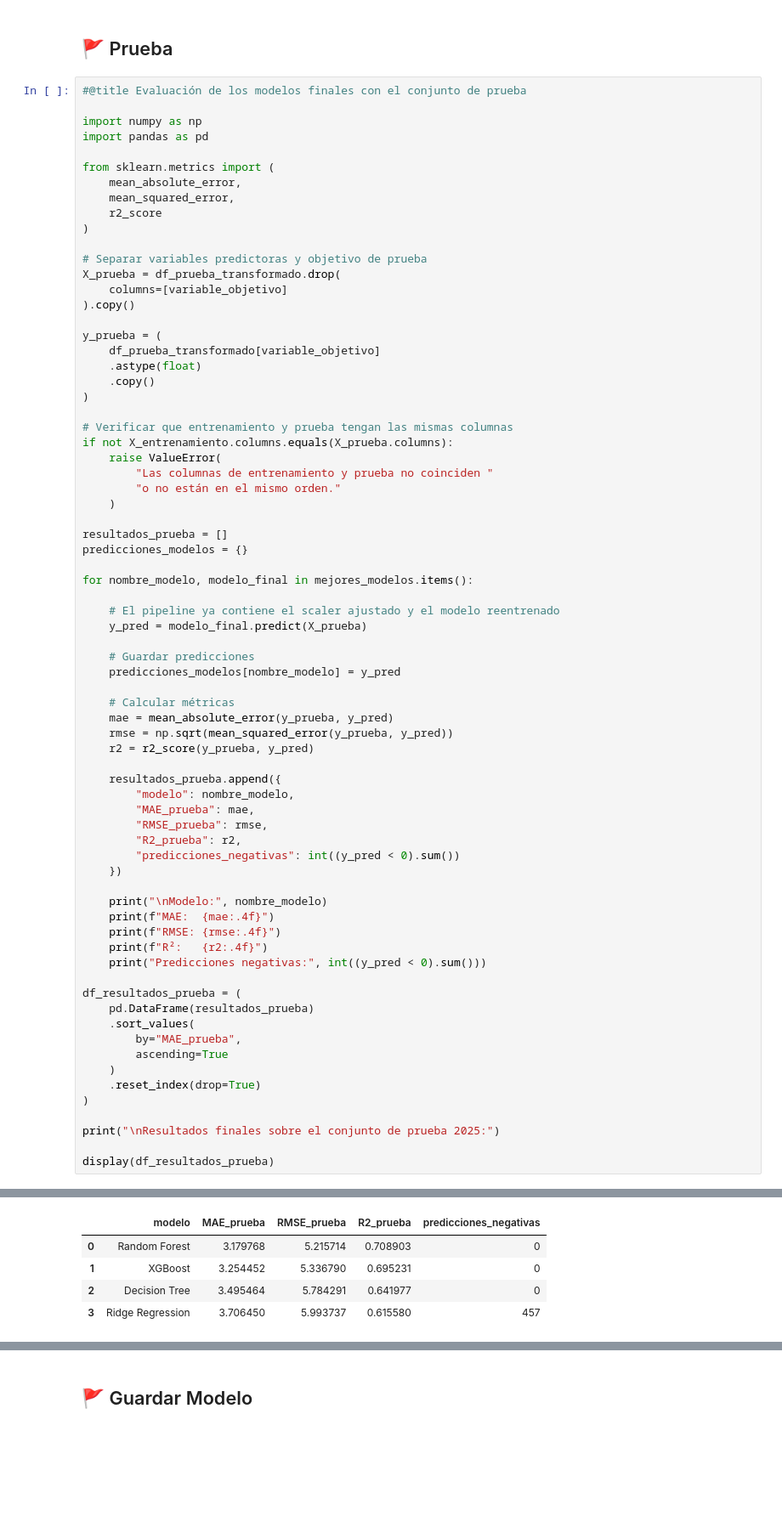
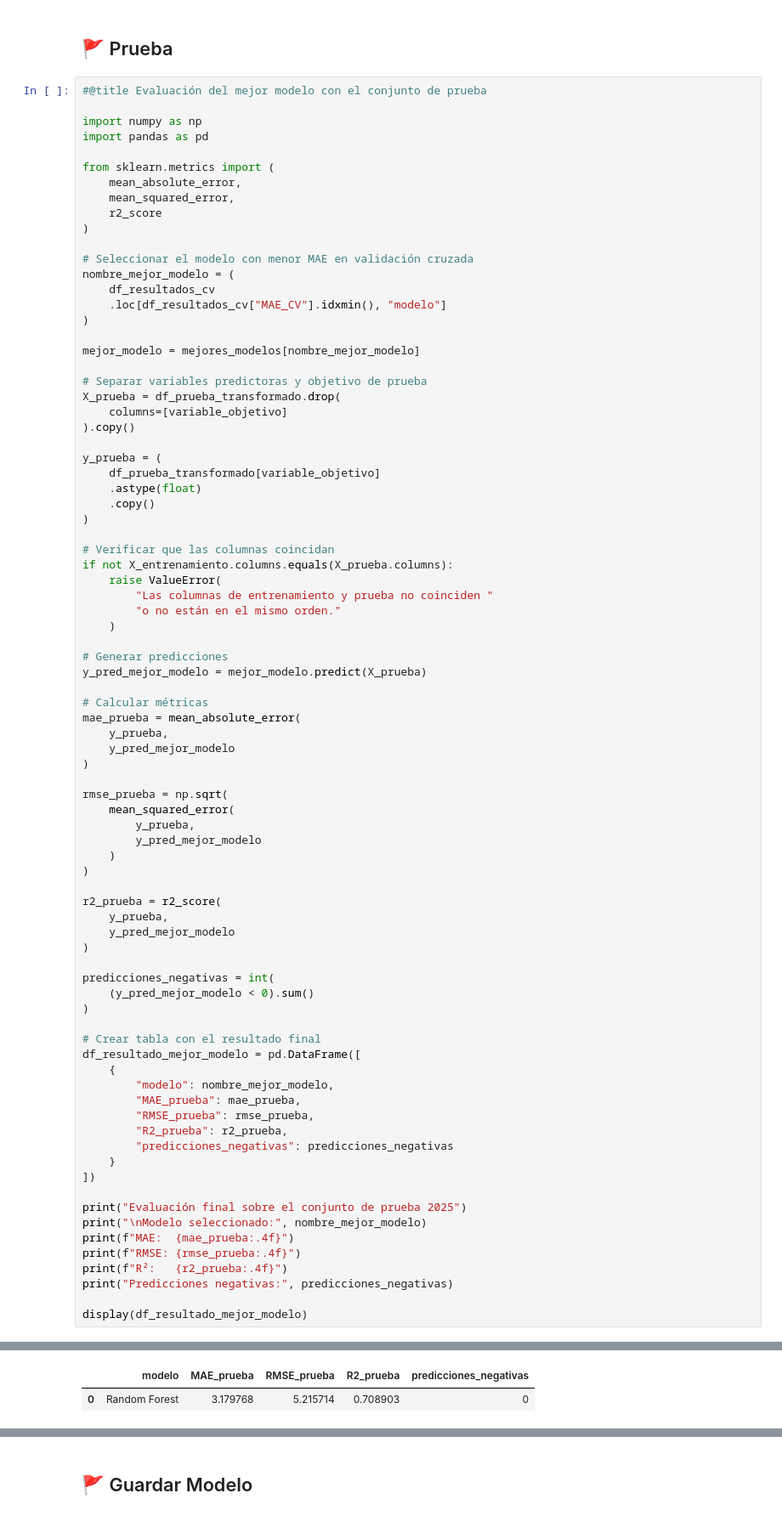
Before and after one commit to SergIOSanchez99/proyecto_AndinaRetail_G4, a Jupyter notebook: proyecto-andinaretail/notebooks/03_predictivo.ipynb, the cells around one changed output, grey strips where cells are left out. Shown at 85% size. Drawn from its saved outputs; the diff is of its cells as text; blank space fills up the shorter version.

```diff
--- a/proyecto-andinaretail/notebooks/03_predictivo.ipynb
+++ b/proyecto-andinaretail/notebooks/03_predictivo.ipynb
@@ -1718,7 +1839,7 @@ Los modelos están ordenados desde el menor MAE.
 # %% [markdown]
 ## 🚩 Prueba
 # %%
-#@title Evaluación de los modelos finales con el conjunto de prueba
+#@title Evaluación del mejor modelo con el conjunto de prueba
 
 import numpy as np
 import pandas as pd
@@ -1728,6 +1849,14 @@ from sklearn.metrics import (
     mean_squared_error,
     r2_score
 )
+
+# Seleccionar el modelo con menor MAE en validación cruzada
+nombre_mejor_modelo = (
+    df_resultados_cv
+    .loc[df_resultados_cv["MAE_CV"].idxmin(), "modelo"]
+)
+
+mejor_modelo = mejores_modelos[nombre_mejor_modelo]
 
 # Separar variables predictoras y objetivo de prueba
 X_prueba = df_prueba_transformado.drop(
@@ -1740,53 +1869,55 @@ y_prueba = (
     .copy()
 )
 
-# Verificar que entrenamiento y prueba tengan las mismas columnas
+# Verificar que las columnas coincidan
 if not X_entrenamiento.columns.equals(X_prueba.columns):
     raise ValueError(
         "Las columnas de entrenamiento y prueba no coinciden "
         "o no están en el mismo orden."
     )
 
-resultados_prueba = []
-predicciones_modelos = {}
+# Generar predicciones
+y_pred_mejor_modelo = mejor_modelo.predict(X_prueba)
 
-for nombre_modelo, modelo_final in mejores_modelos.items():
-
-    # El pipeline ya contiene el scaler ajustado y el modelo reentrenado
-    y_pred = modelo_final.predict(X_prueba)
-
-    # Guardar predicciones
-    predicciones_modelos[nombre_modelo] = y_pred
-
-    # Calcular métricas
-    mae = mean_absolute_error(y_prueba, y_pred)
-    rmse = np.sqrt(mean_squared_error(y_prueba, y_pred))
-    r2 = r2_score(y_prueba, y_pred)
-
-    resultados_prueba.append({
-        "modelo": nombre_modelo,
-        "MAE_prueba": mae,
-        "RMSE_prueba": rmse,
-        "R2_prueba": r2,
-        "predicciones_negativas": int((y_pred < 0).sum())
-    })
-
-    print("\nModelo:", nombre_modelo)
-    print(f"MAE:  {mae:.4f}")
-    print(f"RMSE: {rmse:.4f}")
-    print(f"R²:   {r2:.4f}")
-    print("Predicciones negativas:", int((y_pred < 0).sum()))
-
-df_resultados_prueba = (
-    pd.DataFrame(resultados_prueba)
-    .sort_values(
-        by="MAE_prueba",
-        ascending=True
-    )
-    .reset_index(drop=True)
+# Calcular métricas
+mae_prueba = mean_absolute_error(
+    y_prueba,
+    y_pred_mejor_modelo
 )
 
-print("\nResultados finales sobre el conjunto de prueba 2025:")
+rmse_prueba = np.sqrt(
+    mean_squared_error(
+        y_prueba,
+        y_pred_mejor_modelo
+    )
+)
 
-display(df_resultados_prueba)
+r2_prueba = r2_score(
+    y_prueba,
+    y_pred_mejor_modelo
+)
+
+predicciones_negativas = int(
+    (y_pred_mejor_modelo < 0).sum()
+)
+
+# Crear tabla con el resultado final
+df_resultado_mejor_modelo = pd.DataFrame([
+    {
+        "modelo": nombre_mejor_modelo,
+        "MAE_prueba": mae_prueba,
+        "RMSE_prueba": rmse_prueba,
+        "R2_prueba": r2_prueba,
+        "predicciones_negativas": predicciones_negativas
+    }
+])
+
+print("Evaluación final sobre el conjunto de prueba 2025")
+print("\nModelo seleccionado:", nombre_mejor_modelo)
+print(f"MAE:  {mae_prueba:.4f}")
+print(f"RMSE: {rmse_prueba:.4f}")
+print(f"R²:   {r2_prueba:.4f}")
+print("Predicciones negativas:", predicciones_negativas)
+
+display(df_resultado_mejor_modelo)
 # %% [output]
@@ -1810,8 +1931,5 @@ Resultados finales sobre el conjunto de prueba 2025:
 |  | modelo | MAE_prueba | RMSE_prueba | R2_prueba | predicciones_negativas |
 | 0 | Random Forest | 3.179768 | 5.215714 | 0.708903 | 0 |
-| 1 | XGBoost | 3.254452 | 5.336790 | 0.695231 | 0 |
-| 2 | Decision Tree | 3.495464 | 5.784291 | 0.641977 | 0 |
-| 3 | Ridge Regression | 3.706450 | 5.993737 | 0.615580 | 457 |
 # %%
 #@title Comparación entre validación cruzada y prueba final
 
```
Also changed, not shown: parts of 70 cells of this notebook, 14 other files.
